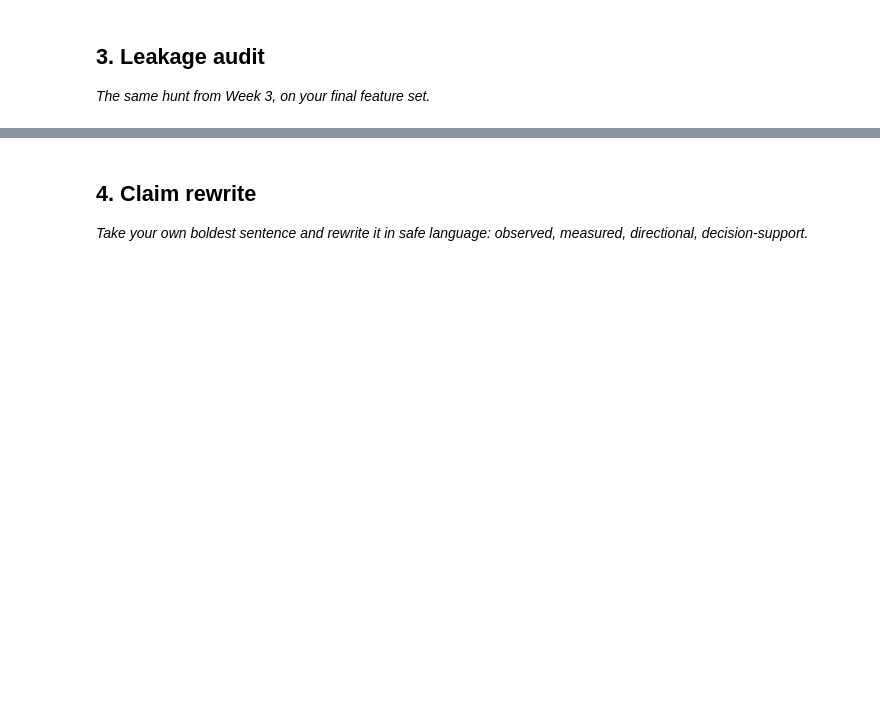
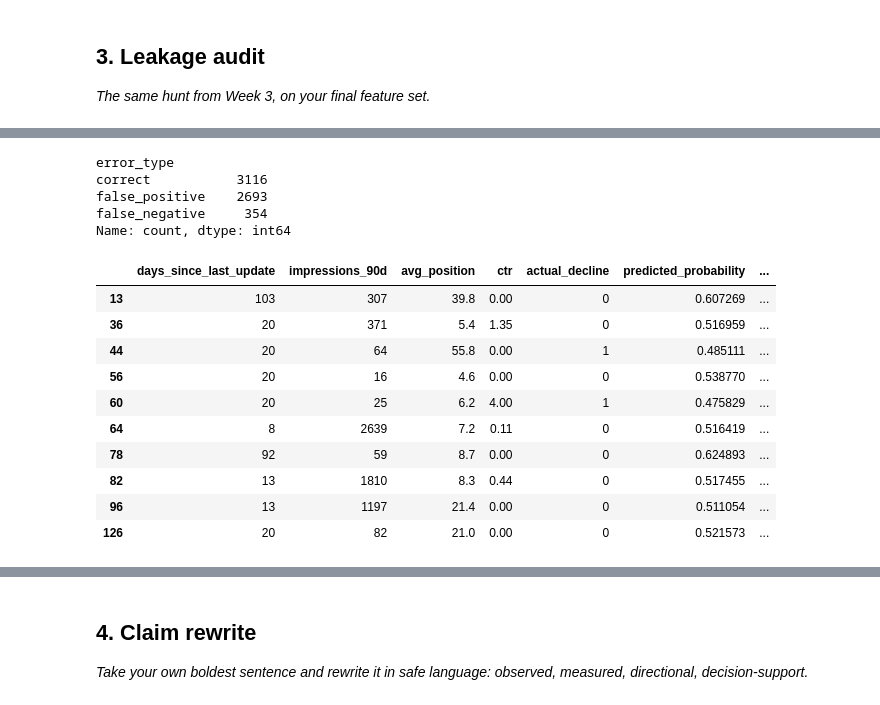
Before and after one commit to Asiya-Akhtar/flyrank-ml, a Jupyter notebook: work/notebooks/w06_validation_audit.ipynb, the cells around one changed output, grey strips where cells are left out. Drawn from its saved outputs; the diff is of its cells as text; code cells hidden in the pictures; blank space fills up the shorter version.

```diff
--- a/work/notebooks/w06_validation_audit.ipynb
+++ b/work/notebooks/w06_validation_audit.ipynb
@@ -22,0 +125,17 @@ This skeleton is yours to fill. Work the sections **in order** — each one has
+# %%
+model = Pipeline([
+    ("scale", StandardScaler()),
+    ("logistic", LogisticRegression(
+        max_iter=1000,
+        random_state=42
+    ))
+])
+
+model.fit(X_train, y_train)
+
+grouped_probability = model.predict_proba(
+    X_test
+)[:, 1]
+
+print("Grouped Logistic Regression trained successfully.")
+print("Predictions generated:", len(grouped_probability))
@@ -29,0 +253,49 @@ This skeleton is yours to fill. Work the sections **in order** — each one has
+# %%
+error_df = X_test.copy()
+
+error_df["actual_decline"] = y_test.values
+error_df["predicted_probability"] = grouped_probability
+
+error_df["prediction"] = (
+    grouped_probability >= 0.5
+).astype(int)
+
+error_df["error_type"] = np.select(
+    [
+        (error_df["actual_decline"] == 1) &
+        (error_df["prediction"] == 0),
+
+        (error_df["actual_decline"] == 0) &
+        (error_df["prediction"] == 1)
+    ],
+    [
+        "false_negative",
+        "false_positive"
+    ],
+    default="correct"
+)
+
+print(error_df["error_type"].value_counts())
+
+display(
+    error_df[
+        error_df["error_type"] != "correct"
+    ].head(10)
+)
+# %% [output]
+error_type
+correct           3116
+false_positive    2693
+false_negative     354
+Name: count, dtype: int64
+|  | days_since_last_update | impressions_90d | avg_position | ctr | actual_decline | predicted_probability | ... |
+| 13 | 103 | 307 | 39.8 | 0.00 | 0 | 0.607269 | ... |
+| 36 | 20 | 371 | 5.4 | 1.35 | 0 | 0.516959 | ... |
+| 44 | 20 | 64 | 55.8 | 0.00 | 1 | 0.485111 | ... |
+| 56 | 20 | 16 | 4.6 | 0.00 | 0 | 0.538770 | ... |
+| 60 | 20 | 25 | 6.2 | 4.00 | 1 | 0.475829 | ... |
+| 64 | 8 | 2639 | 7.2 | 0.11 | 0 | 0.516419 | ... |
+| 78 | 92 | 59 | 8.7 | 0.00 | 0 | 0.624893 | ... |
+| 82 | 13 | 1810 | 8.3 | 0.44 | 0 | 0.517455 | ... |
+| 96 | 13 | 1197 | 21.4 | 0.00 | 0 | 0.511054 | ... |
+| 126 | 20 | 82 | 21.0 | 0.00 | 0 | 0.521573 | ... |
```
Also changed, not shown: parts of 17 cells of this notebook.
